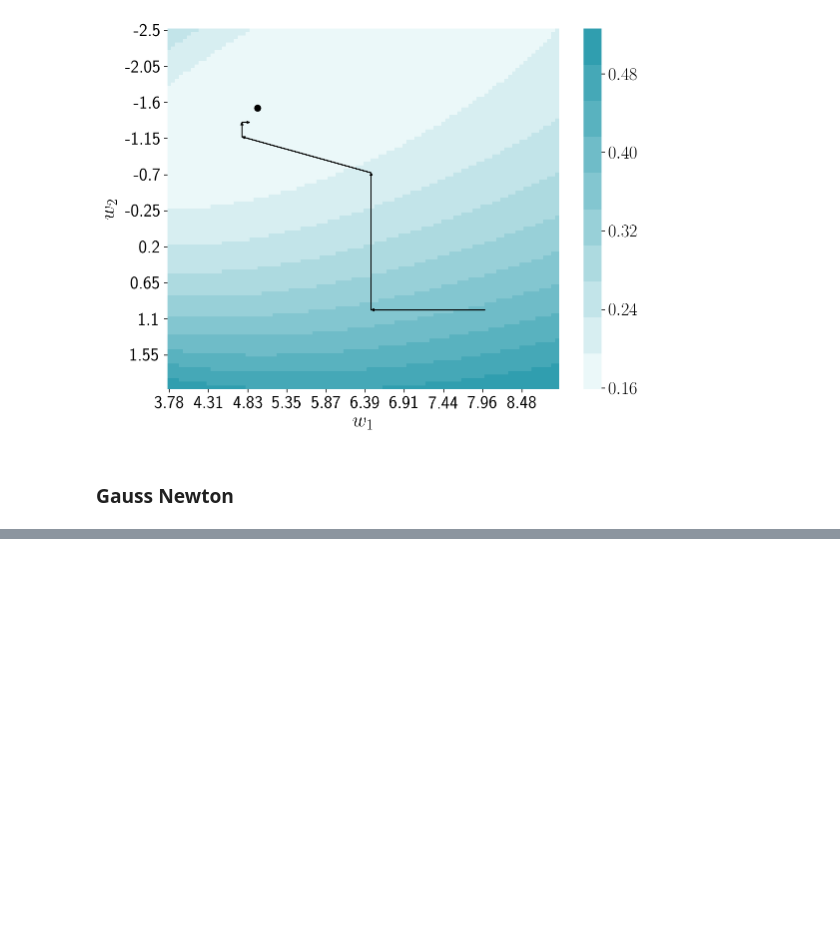
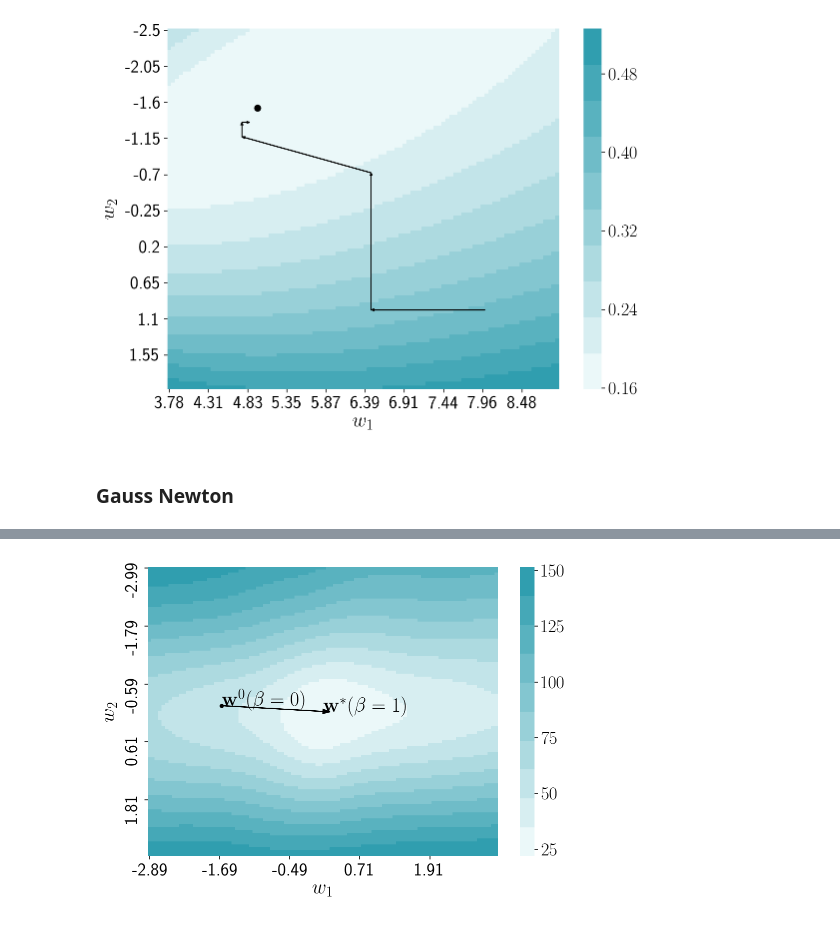
Before and after one commit to Intelligent-Systems-Phystech/2018-Isachenko-QPFSNewton, a Jupyter notebook: code/NNQPFS_v2.ipynb, the cells around one changed output, grey strips where cells are left out. Drawn from its saved outputs; the diff is of its cells as text; code cells hidden in the pictures; blank space fills up the shorter version.

```diff
--- a/code/NNQPFS_v2.ipynb
+++ b/code/NNQPFS_v2.ipynb
@@ -518,0 +498,41 @@ mean_squared_error(y, lr.predict(X[:, :3]))
+# %%
+W1_true = gn.W1
+np.random.seed(30)
+W1_near = W1_true + 1. * np.random.randn(*W1_true.shape)
+# %%
+dw1, dw2 = 3., 3.
+i1, i2 = 4, 6
+k_grid = 100
+
+i1_x, i1_y = i1 // W1_true.shape[1], i1 %  W1_true.shape[1]
+i2_x, i2_y = i2 // W1_true.shape[1], i2 %  W1_true.shape[1]
+Z_grid = np.zeros((k_grid, k_grid))
+X_grid = [W1_true[i1_x, i1_y] - dw1 + 2 * i * dw1 / k_grid for i in range(k_grid)]
+Y_grid = [W1_true[i2_x, i2_y] - dw2 + 2 * j * dw2 / k_grid for j in range(k_grid)]
+
+for i, x_ in enumerate(X_grid):
+    for j, y_ in enumerate(Y_grid):
+        W1 = W1_true.copy()
+        W1[i1_x, i1_y] = x_
+        W1[i2_x, i2_y] = y_
+        Z_grid[i, j] = mean_squared_error(y, gn.sigmoid(X.dot(W1)).dot(gn.W2))
+
+Z_grid = pd.DataFrame(Z_grid, columns=[np.round(y_, 2) for y_ in Y_grid], index=[np.round(x_, 2) for x_ in X_grid])
+
+plt.figure(figsize=(7, 5))
+sns.heatmap(Z_grid, cmap=cmap, xticklabels=20, yticklabels=20)
+idx_W1_true = nearest_point(W1_true[i1_x, i1_y], W1_true[i2_x, i2_y], X_grid, Y_grid)
+idx_W1_near = nearest_point(W1_near[i1_x, i1_y], W1_near[i2_x, i2_y], X_grid, Y_grid)
+plt.scatter(*idx_W1_near, c='k', s=10)
+plt.arrow(*idx_W1_near, *[x1 - x2 for x1, x2 in zip(idx_W1_true, idx_W1_near)],
+          head_width=1.5, head_length=2., fc='k', ec='k')
+plt.xlabel(r'$w_1$')
+plt.ylabel(r'$w_2$')
+plt.text(*idx_W1_near, r'$\mathbf{w}^0 (\beta=0)$', fontsize=20)
+plt.text(*idx_W1_true, r'$\mathbf{w}^* (\beta=1)$', fontsize=20)
+
+plt.tight_layout()
+plt.savefig('figs/neural_error.eps', format='eps')
+plt.show()
+# %% [output]
+[figure, added]
```
Also changed, not shown: parts of 14 cells of this notebook, 16 other files.
